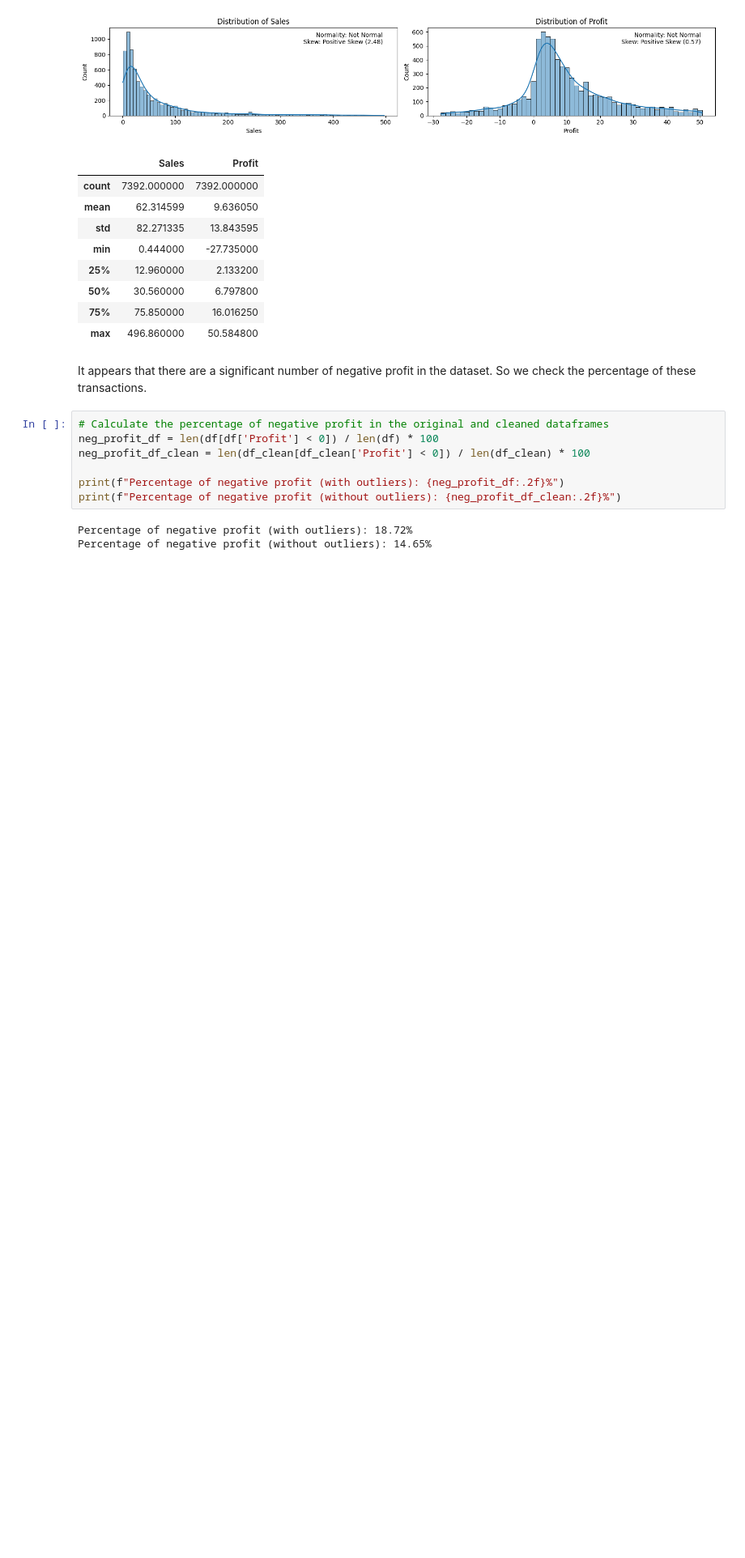
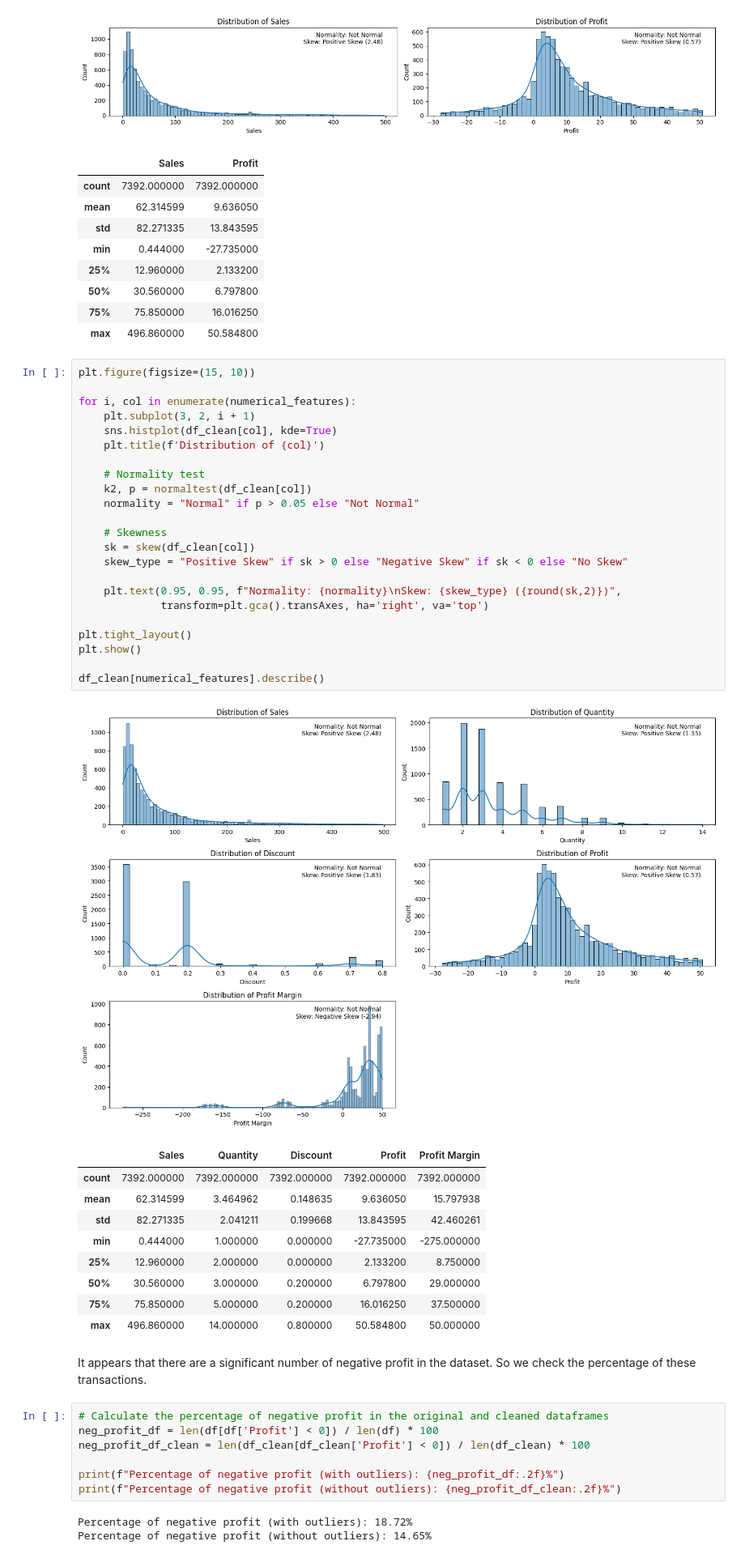
Before and after one commit to katrielester/mod2-capstone, a Jupyter notebook: CapstoneEDA.ipynb, the cells around one changed output. Shown at 81% size. Saved outputs shown, nothing was run; the diff lists cells and outputs as text; blank space fills up the shorter version.

```diff
--- a/CapstoneEDA.ipynb
+++ b/CapstoneEDA.ipynb
@@ -404,6 +414,40 @@ df_clean[['Sales','Profit']].describe()
 | 50% | 30.560000 | 6.797800 |
 | 75% | 75.850000 | 16.016250 |
 | max | 496.860000 | 50.584800 |
+# %%
+plt.figure(figsize=(15, 10))
+
+for i, col in enumerate(numerical_features):
+    plt.subplot(3, 2, i + 1)
+    sns.histplot(df_clean[col], kde=True)
+    plt.title(f'Distribution of {col}')
+
+    # Normality test
+    k2, p = normaltest(df_clean[col])
+    normality = "Normal" if p > 0.05 else "Not Normal"
+
+    # Skewness
+    sk = skew(df_clean[col])
+    skew_type = "Positive Skew" if sk > 0 else "Negative Skew" if sk < 0 else "No Skew"
+
+    plt.text(0.95, 0.95, f"Normality: {normality}\nSkew: {skew_type} ({round(sk,2)})",
+             transform=plt.gca().transAxes, ha='right', va='top')
+
+plt.tight_layout()
+plt.show()
+
+df_clean[numerical_features].describe()
+# %% [output]
+[figure, added]
+|  | Sales | Quantity | Discount | Profit | Profit Margin |
+| count | 7392.000000 | 7392.000000 | 7392.000000 | 7392.000000 | 7392.000000 |
+| mean | 62.314599 | 3.464962 | 0.148635 | 9.636050 | 15.797938 |
+| std | 82.271335 | 2.041211 | 0.199668 | 13.843595 | 42.460261 |
+| min | 0.444000 | 1.000000 | 0.000000 | -27.735000 | -275.000000 |
+| 25% | 12.960000 | 2.000000 | 0.000000 | 2.133200 | 8.750000 |
+| 50% | 30.560000 | 3.000000 | 0.200000 | 6.797800 | 29.000000 |
+| 75% | 75.850000 | 5.000000 | 0.200000 | 16.016250 | 37.500000 |
+| max | 496.860000 | 14.000000 | 0.800000 | 50.584800 | 50.000000 |
 # %% [markdown]
 It appears that there are a significant number of negative profit in the dataset. So we check the percentage of these transactions.
 # %%
```
Also changed, not shown: parts of 51 cells of this notebook.
